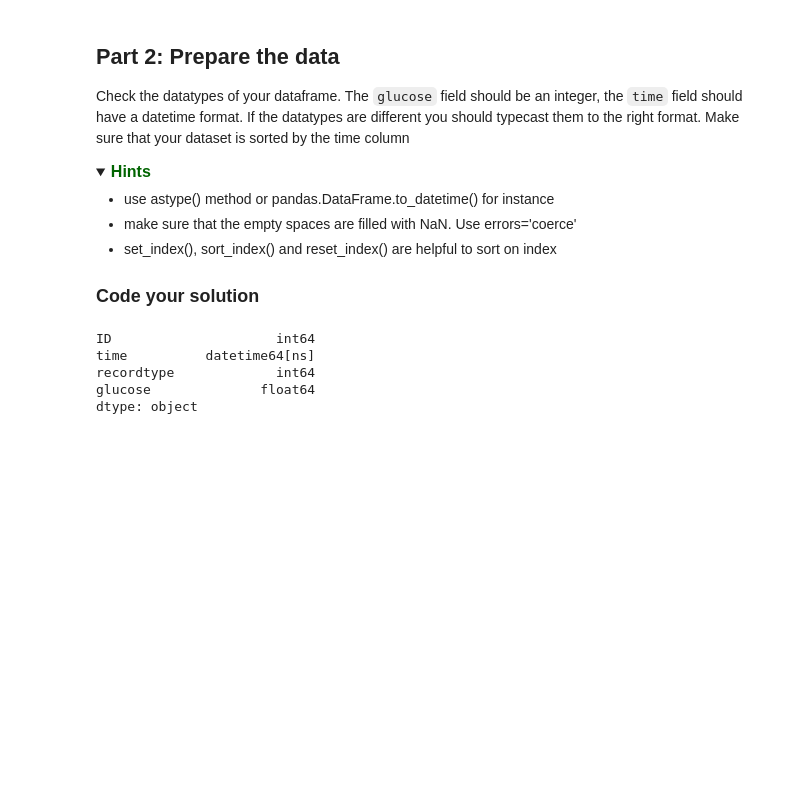
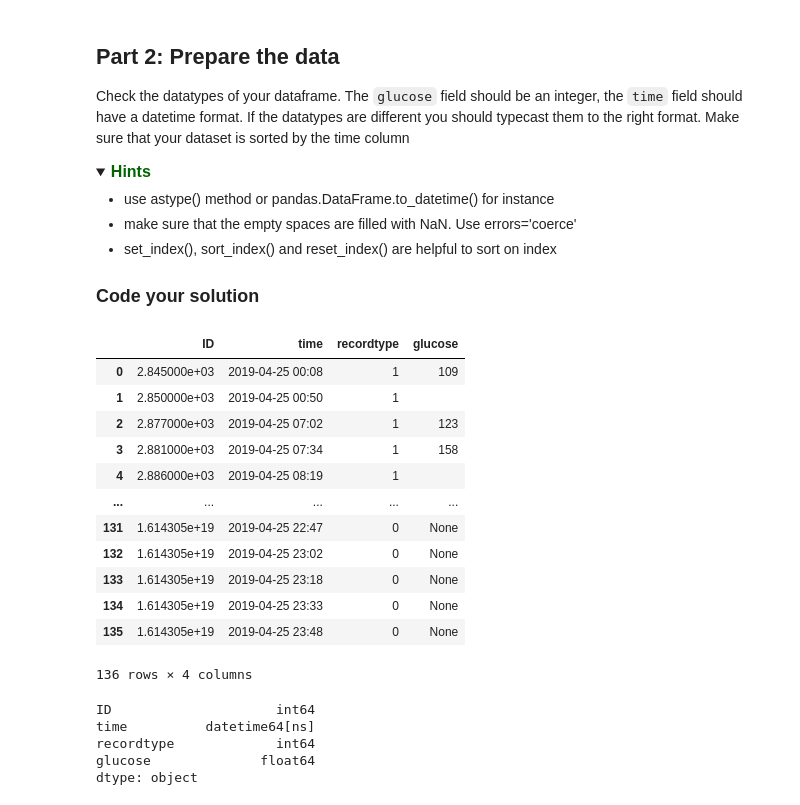
Before and after one commit to stijn-arends/BFVM19PROG1, a Jupyter notebook: assessments/Assignment_week_02.ipynb, the cells around one changed output. Drawn from its saved outputs; the diff is of its cells as text; code cells hidden in the pictures; folded sections open; blank space fills up the shorter version.

```diff
--- a/assessments/Assignment_week_02.ipynb
+++ b/assessments/Assignment_week_02.ipynb
@@ -95,6 +95,22 @@ Make sure that your dataset is sorted by the time column
 
 <a name='ex-21'></a>
 ### Code your solution
+# %%
+df_glucose
+# %% [output]
+|  | ID | time | recordtype | glucose |
+| 0 | 2.845000e+03 | 2019-04-25 00:08 | 1 | 109 |
+| 1 | 2.850000e+03 | 2019-04-25 00:50 | 1 |  |
+| 2 | 2.877000e+03 | 2019-04-25 07:02 | 1 | 123 |
+| 3 | 2.881000e+03 | 2019-04-25 07:34 | 1 | 158 |
+| 4 | 2.886000e+03 | 2019-04-25 08:19 | 1 |  |
+| ... | ... | ... | ... | ... |
+| 131 | 1.614305e+19 | 2019-04-25 22:47 | 0 | None |
+| 132 | 1.614305e+19 | 2019-04-25 23:02 | 0 | None |
+| 133 | 1.614305e+19 | 2019-04-25 23:18 | 0 | None |
+| 134 | 1.614305e+19 | 2019-04-25 23:33 | 0 | None |
+| 135 | 1.614305e+19 | 2019-04-25 23:48 | 0 | None |
+136 rows × 4 columns
 # %%
 # CODE YOUR SOLUTION HERE
 df_glucose.sort_values("time", inplace = True) # sort df based on time column
```
Also changed, not shown: parts of 2 cells of this notebook.
